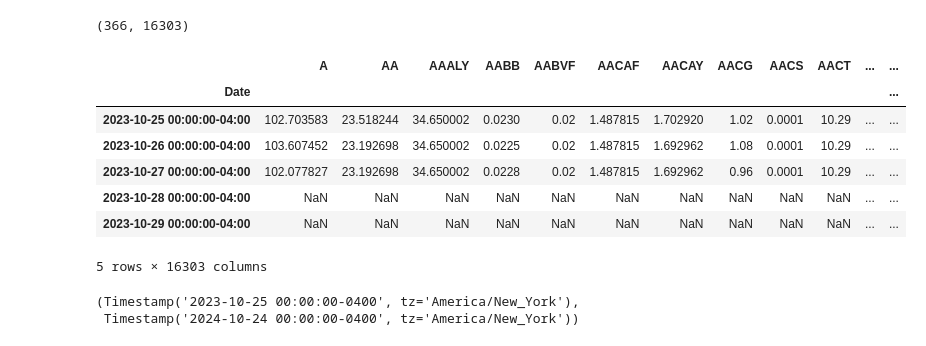
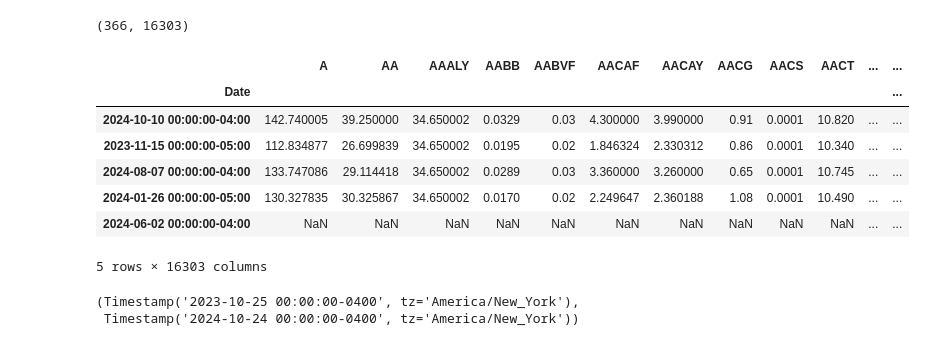
Before and after one commit to 113578/apsm, a Jupyter notebook: notebooks/EDA.ipynb, the cells around one changed output. Cells and saved outputs as stored; diff of their text form; code cells hidden in the pictures.

```diff
--- a/notebooks/EDA.ipynb
+++ b/notebooks/EDA.ipynb
@@ -8,8 +29,8 @@ sns.set_palette(palette='mako')
 import matplotlib.pyplot as plt
 %matplotlib inline
 # %%
-df_currency = pd.read_parquet(path='data/currency_raw.parquet')
-df_stock = pd.read_parquet(path='data/stock_raw.parquet')
+df_currency = pd.read_parquet(path='../data/currency_raw.parquet')
+df_stock = pd.read_parquet(path='../data/stock_raw.parquet')
 # %% [markdown]
 # Общая информация
 # %% [markdown]
@@ -45,15 +66,15 @@ df_stock.shape
 # %% [output]
 (366, 16303)
 # %%
-df_stock.head()
+df_stock.sample(5)
 # %% [output]
 |  | A | AA | AAALY | AABB | AABVF | AACAF | AACAY | AACG | AACS | AACT | ... | ... |
 | Date |  |  |  |  |  |  |  |  |  |  |  | ... |
-| 2023-10-25 00:00:00-04:00 | 102.703583 | 23.518244 | 34.650002 | 0.0230 | 0.02 | 1.487815 | 1.702920 | 1.02 | 0.0001 | 10.29 | ... | ... |
-| 2023-10-26 00:00:00-04:00 | 103.607452 | 23.192698 | 34.650002 | 0.0225 | 0.02 | 1.487815 | 1.692962 | 1.08 | 0.0001 | 10.29 | ... | ... |
-| 2023-10-27 00:00:00-04:00 | 102.077827 | 23.192698 | 34.650002 | 0.0228 | 0.02 | 1.487815 | 1.692962 | 0.96 | 0.0001 | 10.29 | ... | ... |
-| 2023-10-28 00:00:00-04:00 | NaN | NaN | NaN | NaN | NaN | NaN | NaN | NaN | NaN | NaN | ... | ... |
-| 2023-10-29 00:00:00-04:00 | NaN | NaN | NaN | NaN | NaN | NaN | NaN | NaN | NaN | NaN | ... | ... |
+| 2024-10-10 00:00:00-04:00 | 142.740005 | 39.250000 | 34.650002 | 0.0329 | 0.03 | 4.300000 | 3.990000 | 0.91 | 0.0001 | 10.820 | ... | ... |
+| 2023-11-15 00:00:00-05:00 | 112.834877 | 26.699839 | 34.650002 | 0.0195 | 0.02 | 1.846324 | 2.330312 | 0.86 | 0.0001 | 10.340 | ... | ... |
+| 2024-08-07 00:00:00-04:00 | 133.747086 | 29.114418 | 34.650002 | 0.0289 | 0.03 | 3.360000 | 3.260000 | 0.65 | 0.0001 | 10.745 | ... | ... |
+| 2024-01-26 00:00:00-05:00 | 130.327835 | 30.325867 | 34.650002 | 0.0170 | 0.02 | 2.249647 | 2.360188 | 1.08 | 0.0001 | 10.490 | ... | ... |
+| 2024-06-02 00:00:00-04:00 | NaN | NaN | NaN | NaN | NaN | NaN | NaN | NaN | NaN | NaN | ... | ... |
 5 rows × 16303 columns
 # %%
 df_stock.index.min(), df_stock.index.max()
```
Also changed, not shown: parts of 21 cells of this notebook.
